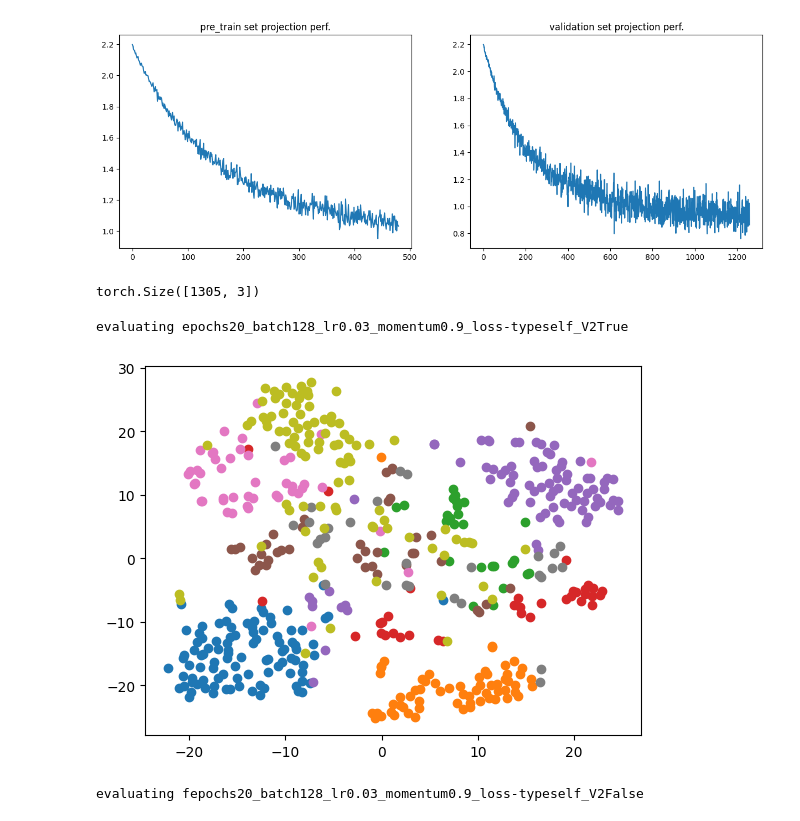
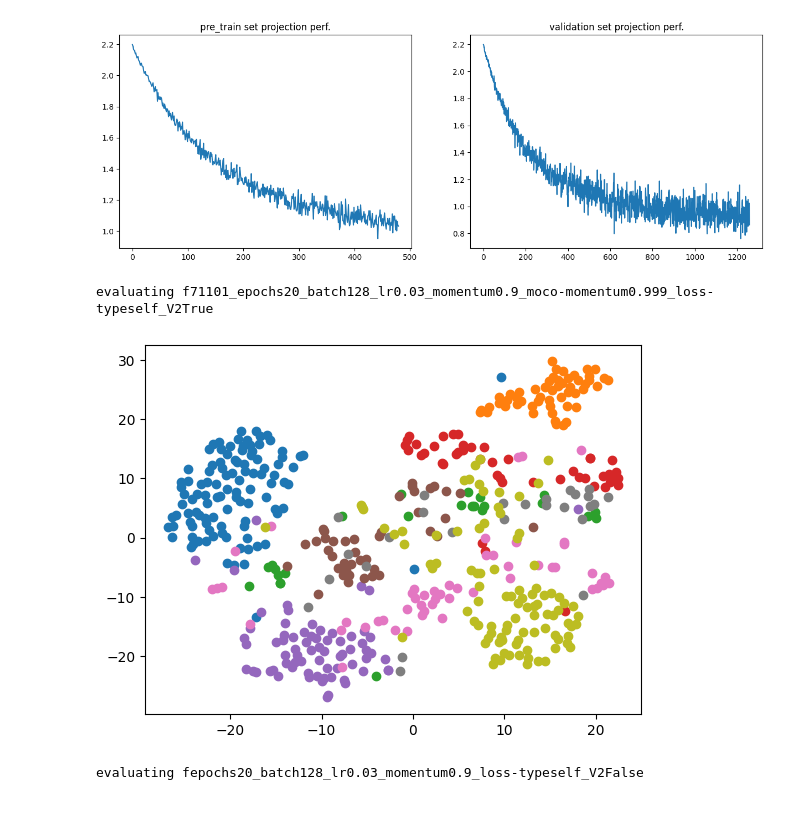
Before and after one commit to xu-shitong/Contrastive-Medical-Image-Classification, a Jupyter notebook: moco/moco.ipynb, the cells around one changed output. Saved outputs shown, nothing was run; the diff lists cells and outputs as text; code cells hidden in the pictures.

```diff
--- a/moco/moco.ipynb
+++ b/moco/moco.ipynb
@@ -353,11 +355,19 @@ else:
 # torch.save(pretrain_set, "pretrain_set.data")
 # torch.save(pretrain_val_set, "pretrain_val_set.data")
 
+# val_dataset = medmnist.PathMNIST("val", download=False, root=args.data)
+
+# dev_train_len = int(len(val_dataset) * TRAIN_SET_RATIO)
+# dev_train_set, dev_val_set = torch.utils.data.random_split(val_dataset, [dev_train_len, len(val_dataset) - dev_train_len])
+# torch.save(dev_train_set, "dev_train_set.data")
+# torch.save(dev_val_set, "dev_val_set.data")
+
 # # proper dataset loading, by loading pre-splitted data
 pretrain_set = loader.MOCODataset(args.data + "/pretrain_set.data", augmentation)
 pretrain_val_set = loader.MOCODataset(args.data + "/pretrain_val_set.data", augmentation)
-val_dataset = medmnist.PathMNIST("val", download=False, root=args.data,
-                                   transform=loader.TwoCropsTransform(transforms.Compose(augmentation)))
+
+dev_train_set = loader.MOCODataset(args.data + "/dev_train_set.data", augmentation)
+dev_val_set = loader.MOCODataset(args.data + "/dev_val_set.data", augmentation)
 test_dataset = medmnist.PathMNIST("test", download=False, root=ROOT + "/datasets/",
                                   transform=transforms.Compose([
                                     transforms.Resize(224),
@@ -372,14 +382,18 @@ pretrain_val_loader = torch.utils.data.DataLoader(
     pretrain_val_set, batch_size=2 * args.batch_size, shuffle=False,
     pin_memory=True, drop_last=True)
 
-val_loader = torch.utils.data.DataLoader(
-    val_dataset, batch_size=2 * args.batch_size, shuffle=True,
+dev_train_loader = torch.utils.data.DataLoader(
+    dev_train_set, batch_size=2 * args.batch_size, shuffle=True,
     pin_memory=True, drop_last=True)
+dev_val_loader = torch.utils.data.DataLoader(
+    dev_val_set, batch_size=2 * args.batch_size, shuffle=False,
+    pin_memory=True, drop_last=True)
+
 test_loader = torch.utils.data.DataLoader(
     test_dataset, batch_size=2 * args.batch_size, shuffle=False,
     pin_memory=True, drop_last=True)
 
-print(f"pretrain size: {len(pretrain_set)}\npretrain validation size: {len(pretrain_val_set)}\nvalidation size: {len(val_dataset)}\ntest size: {len(test_dataset)}")
+print(f"pretrain size: {len(pretrain_set)}\npretrain validation size: {len(pretrain_val_set)}\ndev train size: {len(dev_train_set)}\ndev val size: {len(dev_val_set)}\ntest size: {len(test_dataset)}")
 # %% [output]
 pretrain size: 80996
 pretrain validation size: 9000
@@ -638,10 +686,6 @@ axarr[1].set_title("validation set projection perf.")
 # %% [output]
 Text(0.5, 1.0, 'validation set projection perf.')
 [figure]
-# %%
-losses.shape
-# %% [output]
-torch.Size([1305, 3])
 # %%
 test_data = medmnist.PathMNIST("test", download=False, root=args.data,
                                   #  transform=loader.TwoCropsTransform(transforms.Compose(augmentation)))
@@ -659,20 +703,20 @@ for x, y in test_loader:
 plot_test_loader = torch.utils.data.DataLoader(torch.utils.data.TensorDataset(x, y), batch_size=512)
 # plot_test_loader = torch.utils.data.DataLoader(test_data, batch_size=16)
 # %%
-eval_name = "epochs20_batch128_lr0.03_momentum0.9_loss-typeself_V2True"
+eval_name = "71101_epochs20_batch128_lr0.03_momentum0.9_moco-momentum0.999_loss-typeself_V2True"
 model = torch.load(ROOT + f"/moco/{eval_name}.pickle", map_location=torch.device('cpu') )
 model.eval()
 with torch.no_grad():
   embedding, _ = model(x, x, train=False)
 z_embedded = TSNE(n_components=2, learning_rate='auto', init='random', perplexity=30).fit_transform(embedding)
 
 cs = ['#1f77b4', '#ff7f0e', '#2ca02c', '#d62728', '#9467bd', '#8c564b', '#e377c2', '#7f7f7f', '#bcbd22', '#17becf']
 print(f"evaluating f{eval_name}")
 for i in range(0, y.max()+1):
   plt.scatter(z_embedded[(y == i).squeeze(), 0], z_embedded[(y == i).squeeze(), 1], c=cs[i])
 # %% [output]
-evaluating epochs20_batch128_lr0.03_momentum0.9_loss-typeself_V2True
+evaluating f71101_epochs20_batch128_lr0.03_momentum0.9_moco-momentum0.999_loss-typeself_V2True
-[figure, old version]
+[figure, new version]
 # %%
 eval_name = "epochs20_batch128_lr0.03_momentum0.9_loss-typeself_V2False"
 model = torch.load(ROOT + f"/moco/{eval_name}.pickle", map_location=torch.device('cpu') )
```
Also changed, not shown: parts of 4 cells of this notebook, 5 other files.
